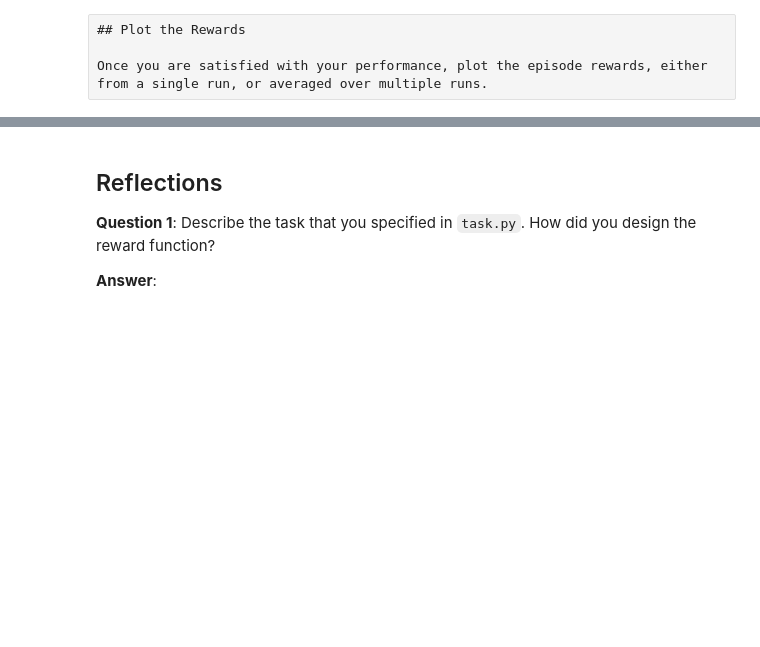
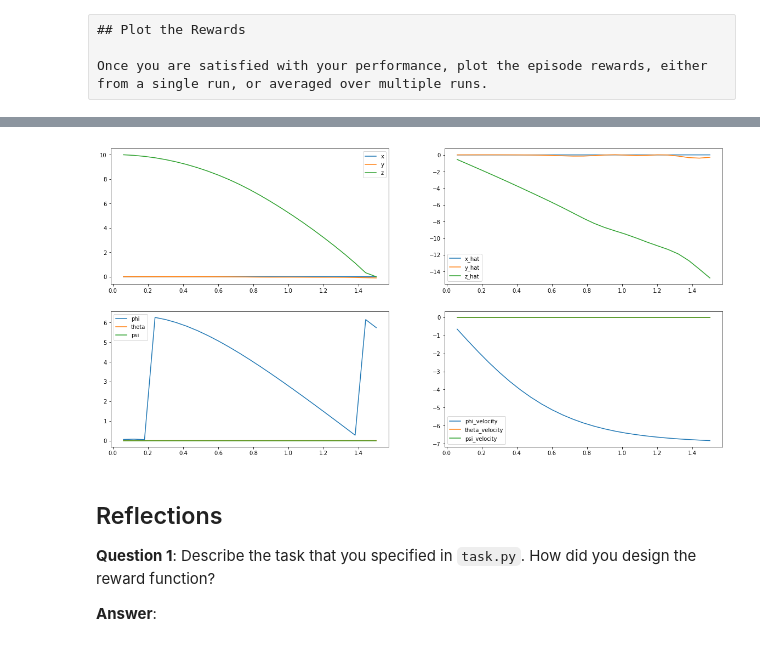
Before and after one commit to mstevenscmu/RL-Quadcopter-2, a Jupyter notebook: Quadcopter_Project.ipynb, the cells around one changed output, grey strips where cells are left out. Drawn from its saved outputs; the diff is of its cells as text; code cells hidden in the pictures; blank space fills up the shorter version.

```diff
--- a/Quadcopter_Project.ipynb
+++ b/Quadcopter_Project.ipynb
@@ -306,3 +393,9 @@ _ = plt.ylim()
+# %%
+agent_run = AgentRun(agent, task)
+agent_run.run()
+agent_run.plot_run()
+# %% [output]
+[figure, added]
 # %% [markdown]
 ## Reflections
 
```
Also changed, not shown: parts of 13 cells of this notebook, 1 other file.
